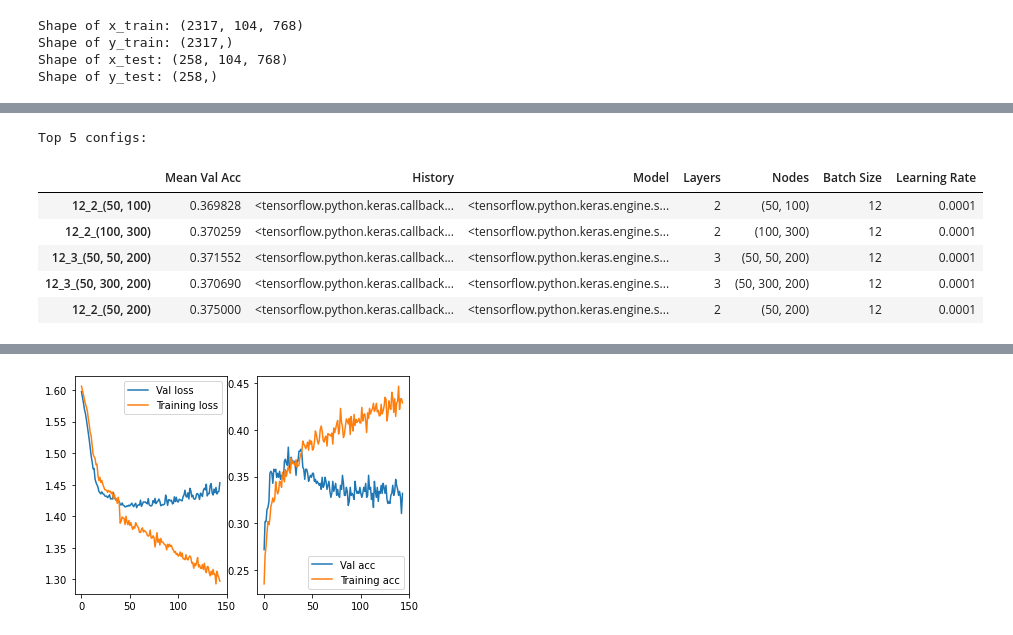
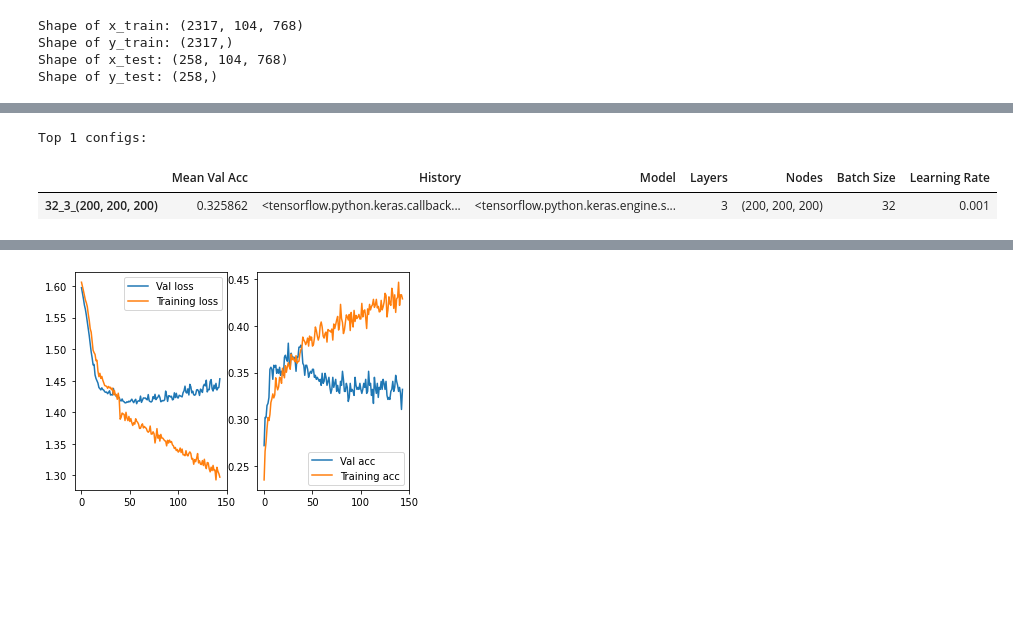
Before and after one commit to backmag/NLP-finance, a Jupyter notebook: Multi-class Classification/SBERT-PreTrained-MC.ipynb, the cells around one changed output, grey strips where cells are left out. Cells and saved outputs as stored; diff of their text form; code cells hidden in the pictures; blank space fills up the shorter version.

```diff
--- a/Multi-class Classification/SBERT-PreTrained-MC.ipynb
+++ b/Multi-class Classification/SBERT-PreTrained-MC.ipynb
@@ -130,12 +130,12 @@ def train_and_format(x,y,bs,epochs, results, layers, nodes,lr,verbose):
                                      bs, lr],name=name,
                                     index=['Mean Val Acc','History','Model','Layers','Nodes','Batch Size','Learning Rate']))
 # %%
-n_layers = [2,3]
-n_nodes = [50, 100, 200, 300]
-dropout_rates = [0.2, 0.3, 0.5]
-learning_rates = [0.0001]
-batch_sizes = [12]
-verbose = 0
+n_layers = [3]
+n_nodes = [200]
+dropout_rates = [0.3]
+learning_rates = [0.001]
+batch_sizes = [32]
+verbose = 1
 epochs = 40
 results = pd.DataFrame(columns=['Mean Val Acc','History','Model', 'Layers', 'Nodes','Batch Size','Learning Rate'])
 n_configs = sum([len(n_nodes)**l for l in n_layers]) * len(batch_sizes) * len(learning_rates) * len(dropout_rates)
@@ -160,16 +175,12 @@ Testing 80 combinations.
 # %%
-k = 5
+k = 1
 print("Top {} configs: ".format(k))
 k_best = np.argpartition(results['Mean Val Acc'],-k)[-k:]
 results.iloc[k_best]
 # %% [output]
-Top 5 configs:
+Top 1 configs:
 |  | Mean Val Acc | History | Model | Layers | Nodes | Batch Size | Learning Rate |
-| 12_2_(50, 100) | 0.369828 | <tensorflow.python.keras.callback... | <tensorflow.python.keras.engine.s... | 2 | (50, 100) | 12 | 0.0001 |
-| 12_2_(100, 300) | 0.370259 | <tensorflow.python.keras.callback... | <tensorflow.python.keras.engine.s... | 2 | (100, 300) | 12 | 0.0001 |
-| 12_3_(50, 50, 200) | 0.371552 | <tensorflow.python.keras.callback... | <tensorflow.python.keras.engine.s... | 3 | (50, 50, 200) | 12 | 0.0001 |
-| 12_3_(50, 300, 200) | 0.370690 | <tensorflow.python.keras.callback... | <tensorflow.python.keras.engine.s... | 3 | (50, 300, 200) | 12 | 0.0001 |
-| 12_2_(50, 200) | 0.375000 | <tensorflow.python.keras.callback... | <tensorflow.python.keras.engine.s... | 2 | (50, 200) | 12 | 0.0001 |
+| 32_3_(200, 200, 200) | 0.325862 | <tensorflow.python.keras.callback... | <tensorflow.python.keras.engine.s... | 3 | (200, 200, 200) | 32 | 0.001 |
 # %%
 for i in k_best:
     print(f"Nodes: {results.iloc[i]['Nodes']}, Mean validation accuracy: {results.iloc[i]['Mean Val Acc']}")
```
Also changed, not shown: parts of 8 cells of this notebook, 6 other files.
